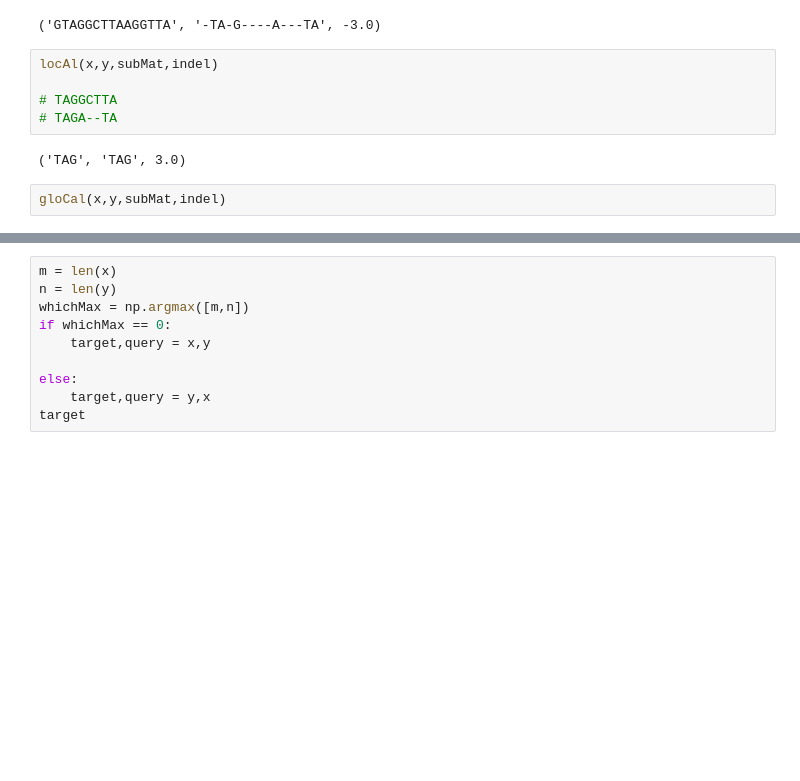
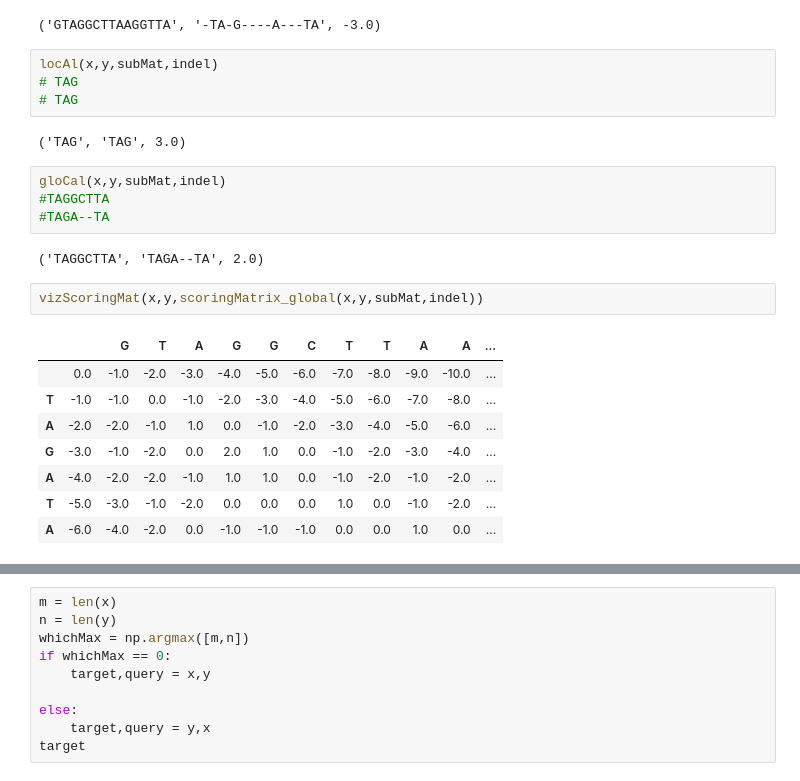
Before and after one commit to rodriguezmDNA/bioinformaticsAlgorithms, a Jupyter notebook: GlocalAlignment.ipynb, the cells around one changed output, grey strips where cells are left out. Cells and saved outputs as stored; diff of their text form; blank space fills up the shorter version.

```diff
--- a/GlocalAlignment.ipynb
+++ b/GlocalAlignment.ipynb
@@ -195,12 +200,26 @@ globAl(x,y,subMat,indel)
 # TAGA--TA
 # %% [output]
 ('GTAGGCTTAAGGTTA', '-TA-G----A---TA', -3.0)
+# %%
+locAl(x,y,subMat,indel)
+# TAG
+# TAG
+# %% [output]
+('TAG', 'TAG', 3.0)
 # %%
-locAl(x,y,subMat,indel)
-
-# TAGGCTTA
-# TAGA--TA
+gloCal(x,y,subMat,indel)
+#TAGGCTTA
+#TAGA--TA
 # %% [output]
-('TAG', 'TAG', 3.0)
+('TAGGCTTA', 'TAGA--TA', 2.0)
 # %%
-gloCal(x,y,subMat,indel)
+vizScoringMat(x,y,scoringMatrix_global(x,y,subMat,indel))
+# %% [output]
+|  |  | G | T | A | G | G | C | T | T | A | A | ... |
+|  | 0.0 | -1.0 | -2.0 | -3.0 | -4.0 | -5.0 | -6.0 | -7.0 | -8.0 | -9.0 | -10.0 | ... |
+| T | -1.0 | -1.0 | 0.0 | -1.0 | -2.0 | -3.0 | -4.0 | -5.0 | -6.0 | -7.0 | -8.0 | ... |
+| A | -2.0 | -2.0 | -1.0 | 1.0 | 0.0 | -1.0 | -2.0 | -3.0 | -4.0 | -5.0 | -6.0 | ... |
+| G | -3.0 | -1.0 | -2.0 | 0.0 | 2.0 | 1.0 | 0.0 | -1.0 | -2.0 | -3.0 | -4.0 | ... |
+| A | -4.0 | -2.0 | -2.0 | -1.0 | 1.0 | 1.0 | 0.0 | -1.0 | -2.0 | -1.0 | -2.0 | ... |
+| T | -5.0 | -3.0 | -1.0 | -2.0 | 0.0 | 0.0 | 0.0 | 1.0 | 0.0 | -1.0 | -2.0 | ... |
+| A | -6.0 | -4.0 | -2.0 | 0.0 | -1.0 | -1.0 | -1.0 | 0.0 | 0.0 | 1.0 | 0.0 | ... |
```
Also changed, not shown: parts of 14 cells of this notebook.
